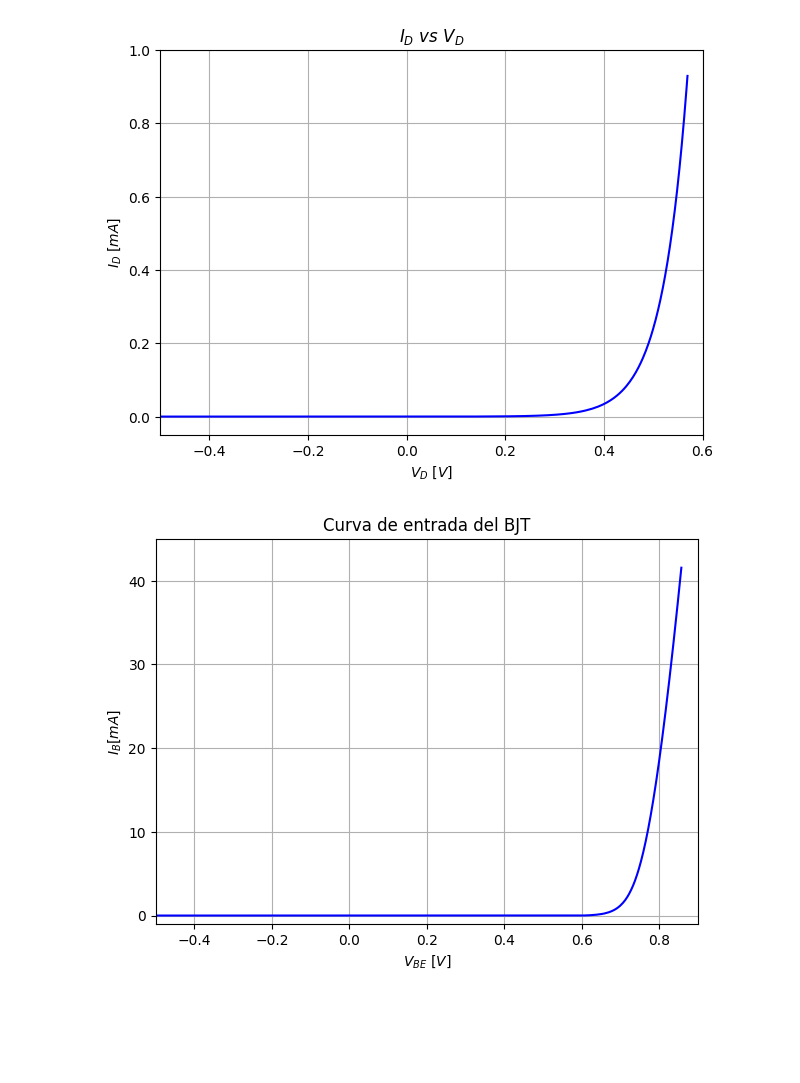
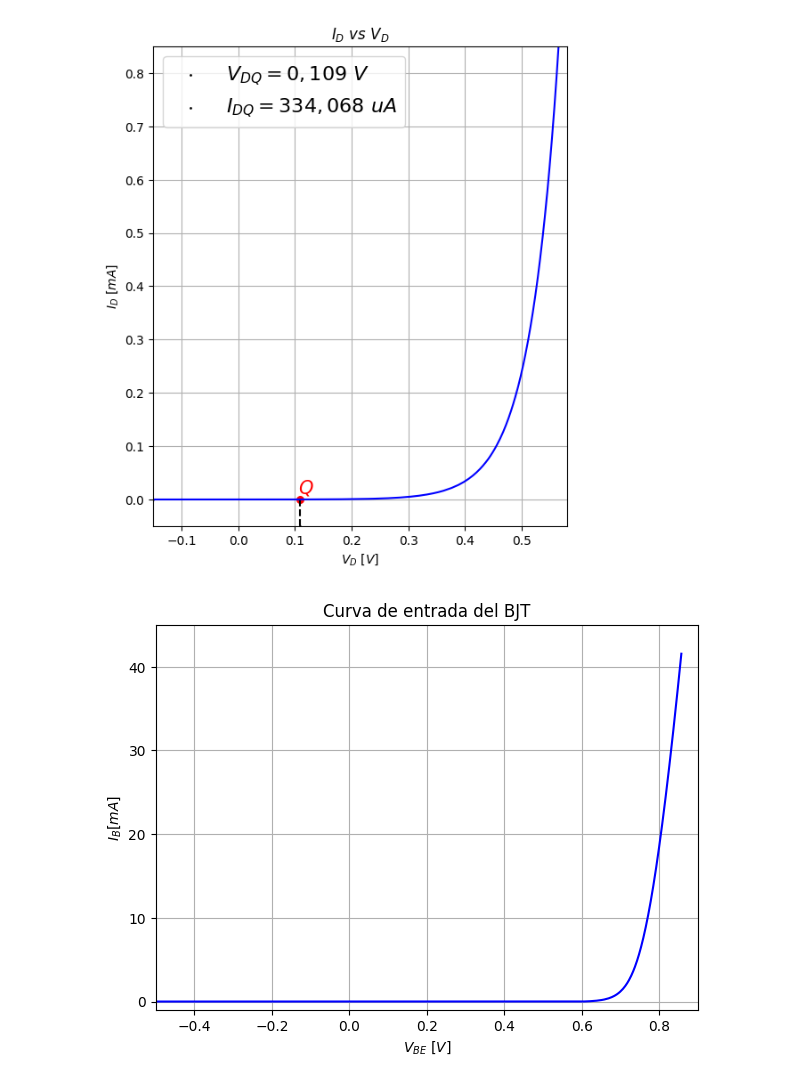
Before and after one commit to Fditoro/TP-Final-Fisica-Electronica, a Jupyter notebook: Spice/Graficos Spice.ipynb, the cells around one changed output. Cells and saved outputs as stored; diff of their text form; code cells hidden in the pictures; blank space fills up the shorter version.

```diff
--- a/Spice/Graficos Spice.ipynb
+++ b/Spice/Graficos Spice.ipynb
@@ -6,47 +6,56 @@ import os
 
 # ----------------------------     Graficos de los circuitos de Spice     --------------------------------------
 
+VDQ = 0.10916
+IDQ = 334.0675618E-6
 
 #------------Load the signals from the .raw file
 raw_file = 'Circuito_Diodo\\Diodo.raw'
 l = ltspice.Ltspice(raw_file)
 # Make sure that the .raw file is located in the correct path
 l.parse()
 #-----------------------------------------------
 
 
 #----------------------------Obtain basic signals
 VD = l.get_data('V(VD)')
 ID = l.get_data('I(D1)')
 ID = (ID) * 1E+3
 #------------------------------------------------
 
-chargeTime = np.linspace(0, 250, 1000)
-
 
 #Set mplt and min Voltages and currents
-V_upper_limit = 0.6
-V_lower_limit = -0.5
-I_upper_limit = 1
+V_upper_limit = 0.58
+V_lower_limit = -0.15
+I_upper_limit = 0.85
 I_lower_limit = -0.05
 
-fig = plt.figure(figsize=(7, 5))
+fig = plt.figure(figsize=(6, 7))
 fig.subplots_adjust(hspace=0.5)
 
 #Current plot
 plt.title("$I_D \ vs \ V_D$")       #title
 plt.xlabel("$V_D \ [V]$")
 plt.ylabel("$I_D \ [mA]$")
+
+#---------      Anotaciones     --------------
+plt.plot([VDQ,VDQ], [IDQ, I_lower_limit], linestyle = '--', linewidth = 1.5,  color = 'black')
+plt.scatter(VDQ, IDQ, color='red', s = 30)
+plt.scatter(VDQ, I_lower_limit, color='black', s = 1, label = '$V_{DQ} = 0,109 \ V$')
+plt.scatter(V_lower_limit, IDQ, color='black', s = 1, label = '$I_{DQ} = 334,068 \ uA$')
+plt.annotate(r"$Q$", xy=(VDQ, IDQ), xytext=(5, 5),textcoords='offset points', ha='center', fontsize = 15, color = 'red')
+
 plt.xlim(V_lower_limit, V_upper_limit)
 plt.ylim(I_lower_limit, I_upper_limit)
 plt.grid()
 
 plt.plot(VD , ID, 'b-')
+plt.legend(fontsize = 16)
 
-#plt.savefig('Grafico Circuito Diodo.pdf', format='pdf')
+plt.savefig('Grafico Circuito Diodo.jpg', format='jpg')
 plt.show()
 # %% [output]
-[figure, old version]
+[figure, new version]
 # %%
 import ltspice
 import numpy as np
```
Also changed, not shown: 2 other files.
